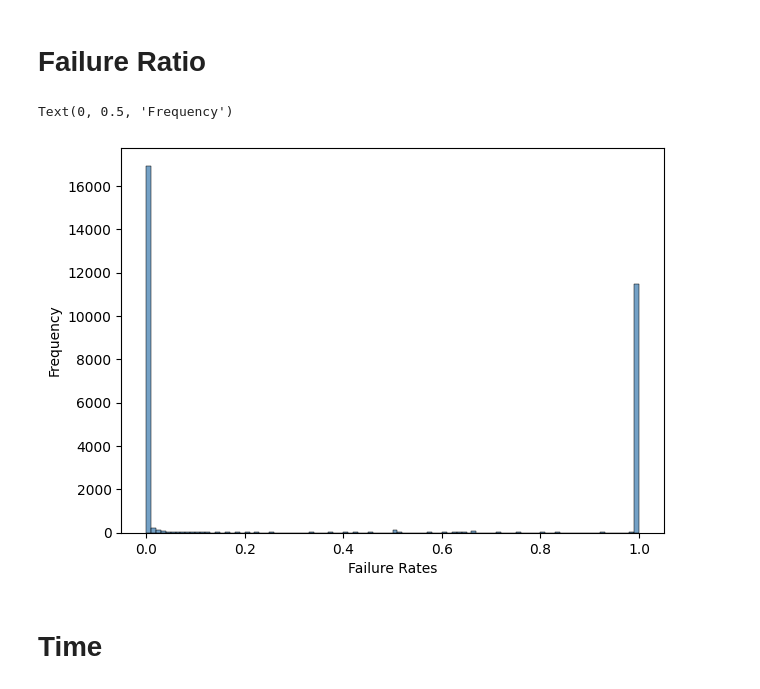
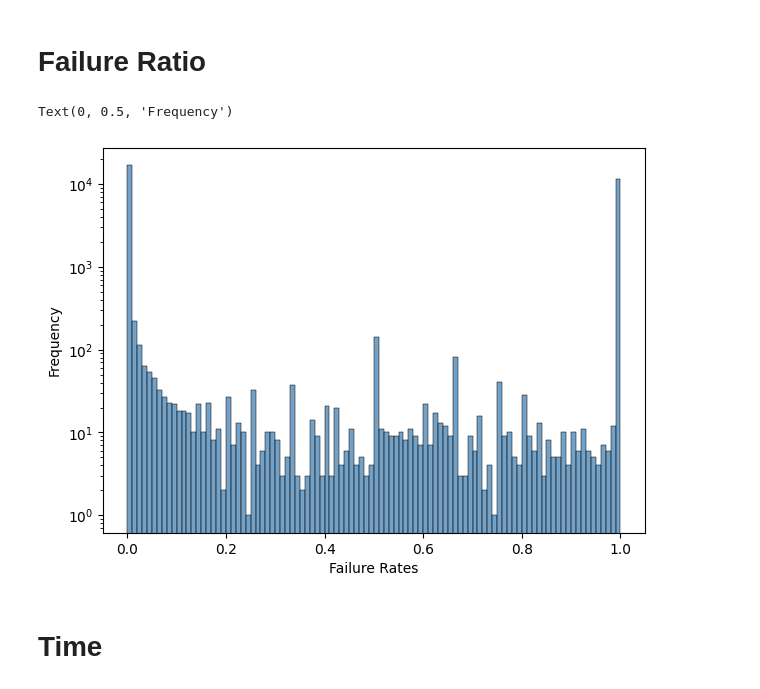
Before and after one commit to Tarun-Rajan99/MSc-Project, a Jupyter notebook: 04_code/feature_construction/feature_selection.ipynb, the cells around one changed output. Saved outputs shown, nothing was run; the diff lists cells and outputs as text; code cells hidden in the pictures.

```diff
--- a/04_code/feature_construction/feature_selection.ipynb
+++ b/04_code/feature_construction/feature_selection.ipynb
@@ -163,13 +168,14 @@ failure_rates = user_failures["failure_rate"].to_numpy()
 # %%
 # Distribution of failure rates per user
 fig, ax = plt.subplots(figsize=(7, 5))
 
+ax.set_yscale('log')
 sns.histplot(failure_rates, bins = 100, color = 'steelblue')
 plt.xlabel('Failure Rates')
 plt.ylabel('Frequency')
 # %% [output]
 Text(0, 0.5, 'Frequency')
-[figure, old version]
+[figure, new version]
 # %% [markdown]
 # Time
 # %%
```
Also changed, not shown: parts of 4 cells of this notebook, 1 other file.
